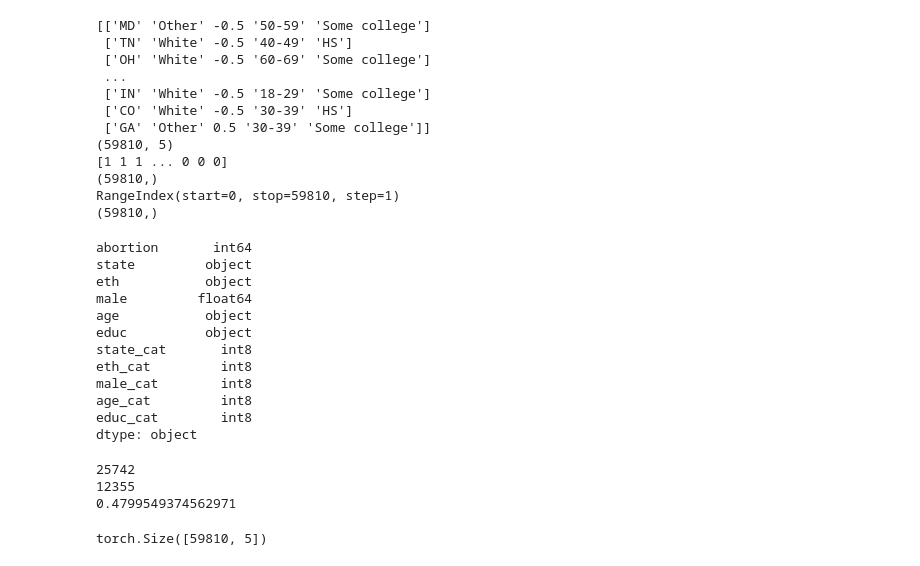
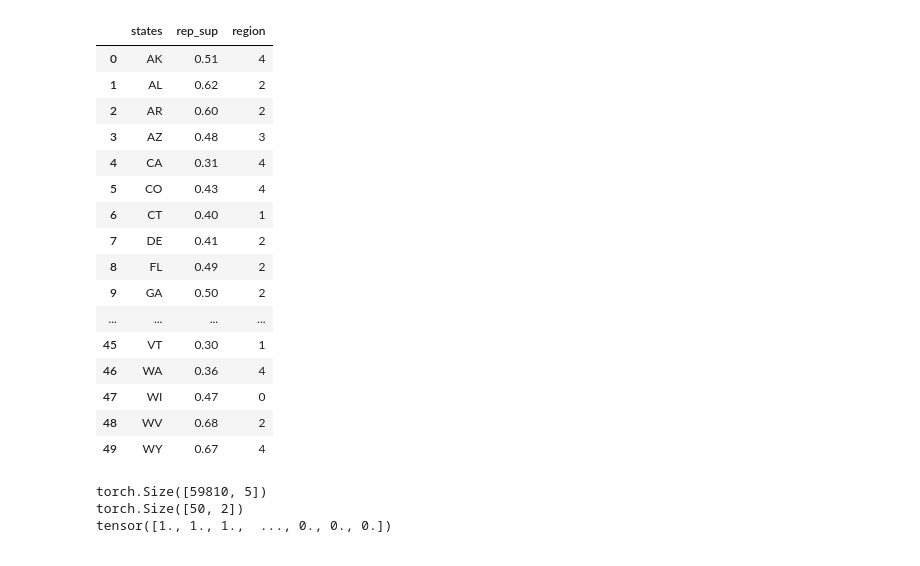
Before and after one commit to JakubReha/misterP, a Jupyter notebook: model.ipynb, the cells around one changed output. Drawn from its saved outputs; the diff is of its cells as text; code cells hidden in the pictures.

```diff
--- a/model.ipynb
+++ b/model.ipynb
@@ -41,53 +52,25 @@ df.head()
-# %%
-# separate between features/inputs (X) and target/output variables (y)
-mat = df.values
-X = mat[:,1:]
-y = mat[:,0].astype("int")
-ind = df.index.astype("int")
-print(X)
-print(X.shape)
-print(y)
-print(y.shape)
-print(ind)
-print(ind.shape)
-# %% [output]
-[['MD' 'Other' -0.5 '50-59' 'Some college']
- ['TN' 'White' -0.5 '40-49' 'HS']
- ['OH' 'White' -0.5 '60-69' 'Some college']
- ...
- ['IN' 'White' -0.5 '18-29' 'Some college']
- ['CO' 'White' -0.5 '30-39' 'HS']
- ['GA' 'Other' 0.5 '30-39' 'Some college']]
-(59810, 5)
-[1 1 1 ... 0 0 0]
-(59810,)
-RangeIndex(start=0, stop=59810, step=1)
-(59810,)
 # %%
 categories = ["state", "eth", "male", "age", "educ"]
 for category in categories:
     df[category+"_cat"] = df[category].astype('category').cat.codes
+states["region"] = states["region"].astype('category').cat.codes
-# %%
-df.dtypes
-# %% [output]
-abortion       int64
-state         object
-eth           object
-male         float64
-age           object
-educ          object
-state_cat       int8
-eth_cat         int8
-male_cat        int8
-age_cat         int8
-educ_cat        int8
-dtype: object
-# %%
-k = df[df["male_cat"] == 1]
-print(k.shape[0])
-print(k[k["abortion"] == 1].shape[0])
-print(k[k["abortion"] == 1].shape[0]/k.shape[0])
-# %% [output]
-25742
-12355
-0.4799549374562971
+# %%
+states
+# %% [output]
+|  | states | rep_sup | region |
+| 0 | AK | 0.51 | 4 |
+| 1 | AL | 0.62 | 2 |
+| 2 | AR | 0.60 | 2 |
+| 3 | AZ | 0.48 | 3 |
+| 4 | CA | 0.31 | 4 |
+| 5 | CO | 0.43 | 4 |
+| 6 | CT | 0.40 | 1 |
+| 7 | DE | 0.41 | 2 |
+| 8 | FL | 0.49 | 2 |
+| 9 | GA | 0.50 | 2 |
+| ... | ... | ... | ... |
+| 45 | VT | 0.30 | 1 |
+| 46 | WA | 0.36 | 4 |
+| 47 | WI | 0.47 | 0 |
+| 48 | WV | 0.68 | 2 |
+| 49 | WY | 0.67 | 4 |
@@ -95,9 +82,14 @@ print(k[k["abortion"] == 1].shape[0]/k.shape[0])
 mat = df.iloc[:,6:].values
 X = mat
 X = torch.tensor(X).float()
+y = df.iloc[:,0].values
 y = torch.tensor(y).float()
 print(X.shape)
+print(states_x.shape)
+print(y)
 # %% [output]
 torch.Size([59810, 5])
+torch.Size([50, 2])
+tensor([1., 1., 1.,  ..., 0., 0., 0.])
 # %%
 from torch import sigmoid
```
Also changed, not shown: parts of 18 cells of this notebook, 1 other file.
